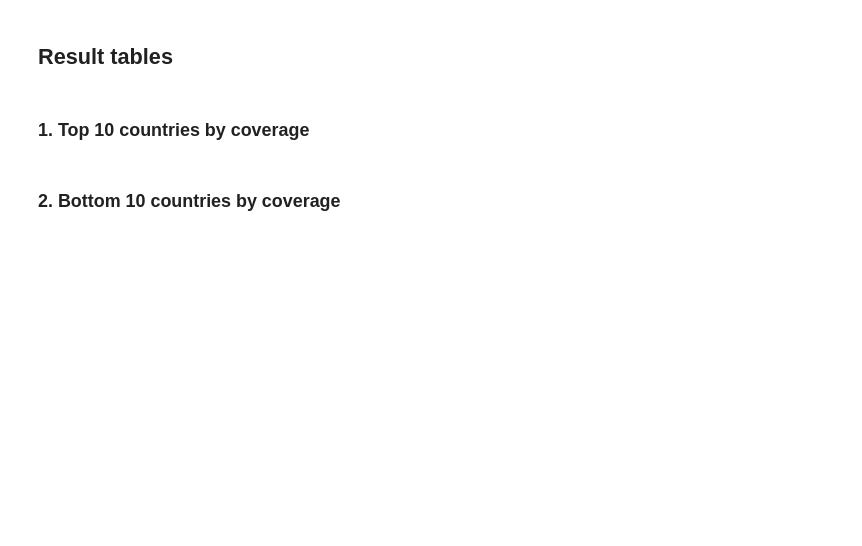
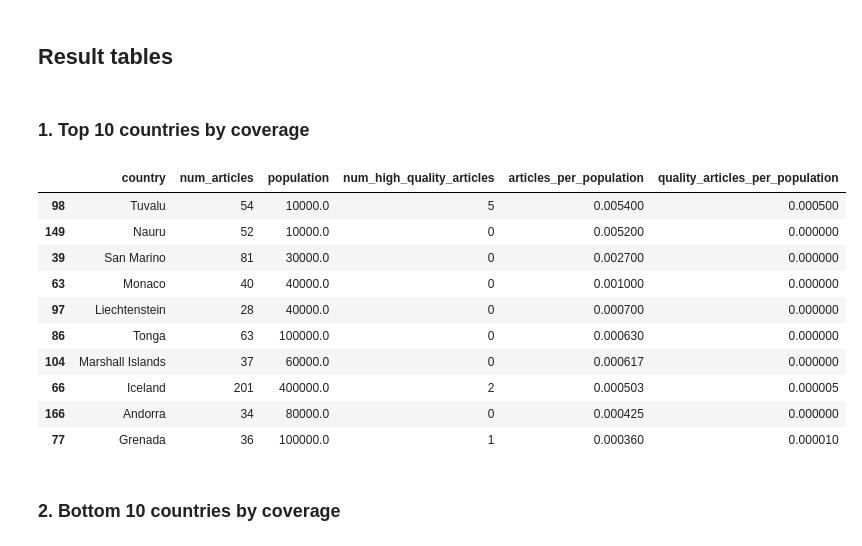
Before and after one commit to TaraWilson17/data512, a Jupyter notebook: A2/hcds-a2-bias-in-data.ipynb, the cells around one changed output. Drawn from its saved outputs; the diff is of its cells as text; code cells hidden in the pictures; blank space fills up the shorter version.

Commit message:
Creates responses for first 4 tables

```diff
--- a/A2/hcds-a2-bias-in-data.ipynb
+++ b/A2/hcds-a2-bias-in-data.ipynb
@@ -152,7 +127,7 @@ https://pandas.pydata.org/pandas-docs/stable/indexing.html#deprecate-loc-reindex
 # %% [markdown]
 ## Analysis
 # %%
-articles_per_population = pd.DataFrame()
+article_stats = pd.DataFrame()
 country_list = []
 counts = []
 populations= []
@@ -163,12 +138,16 @@ for country in countries:
     country_list.append(country)
     articles_from_country = all_data[all_data["country"] == country]
     counts.append(len(articles_from_country))
-    # get high quality count
-    # get population
+    count = 0
+    for index, row in articles_from_country.iterrows():
+        if row["article_quality"] == "FA" or row["article_quality"] == "GA":
+            count += 1
+    high_quality_counts.append(count)
+    populations.append(row["population"])
 
-articles_per_population["country"] = country_list
-articles_per_population["num_articles"] = counts
-articles_per_population["population"] = populations
-articles_per_population["num_high_quality_articles"] = high_quality_counts
-articles_per_population.head()
+article_stats["country"] = country_list
+article_stats["num_articles"] = counts
+article_stats["population"] = populations
+article_stats["num_high_quality_articles"] = high_quality_counts
+article_stats.head()
 # %% [output]
@@ -175,0 +160,5 @@ ValueError: Length of values does not match length of index
+# %%
+# populations in millions
+article_stats["population"] = article_stats["population"].str.replace(",","")
+article_stats["population"] = article_stats["population"].astype(float) * 1000000
+article_stats.head()
@@ -175,0 +172,4 @@ ValueError: Length of values does not match length of index
+# %%
+article_stats["articles_per_population"] = article_stats["num_articles"] / article_stats["population"]
+article_stats["quality_articles_per_population"] = article_stats["num_high_quality_articles"] / article_stats["population"]
+article_stats.head()
@@ -177,5 +184,19 @@ ValueError: Length of values does not match length of index
 ## Result tables
 # %% [markdown]
 ### 1. Top 10 countries by coverage
+# %%
+article_stats.nlargest(10, "articles_per_population")
+# %% [output]
+|  | country | num_articles | population | num_high_quality_articles | articles_per_population | quality_articles_per_population |
+| 98 | Tuvalu | 54 | 10000.0 | 5 | 0.005400 | 0.000500 |
+| 149 | Nauru | 52 | 10000.0 | 0 | 0.005200 | 0.000000 |
+| 39 | San Marino | 81 | 30000.0 | 0 | 0.002700 | 0.000000 |
+| 63 | Monaco | 40 | 40000.0 | 0 | 0.001000 | 0.000000 |
+| 97 | Liechtenstein | 28 | 40000.0 | 0 | 0.000700 | 0.000000 |
+| 86 | Tonga | 63 | 100000.0 | 0 | 0.000630 | 0.000000 |
+| 104 | Marshall Islands | 37 | 60000.0 | 0 | 0.000617 | 0.000000 |
+| 66 | Iceland | 201 | 400000.0 | 2 | 0.000503 | 0.000005 |
+| 166 | Andorra | 34 | 80000.0 | 0 | 0.000425 | 0.000000 |
+| 77 | Grenada | 36 | 100000.0 | 1 | 0.000360 | 0.000010 |
 # %% [markdown]
 ### 2. Bottom 10 countries by coverage
```
Also changed, not shown: parts of 8 cells of this notebook.
